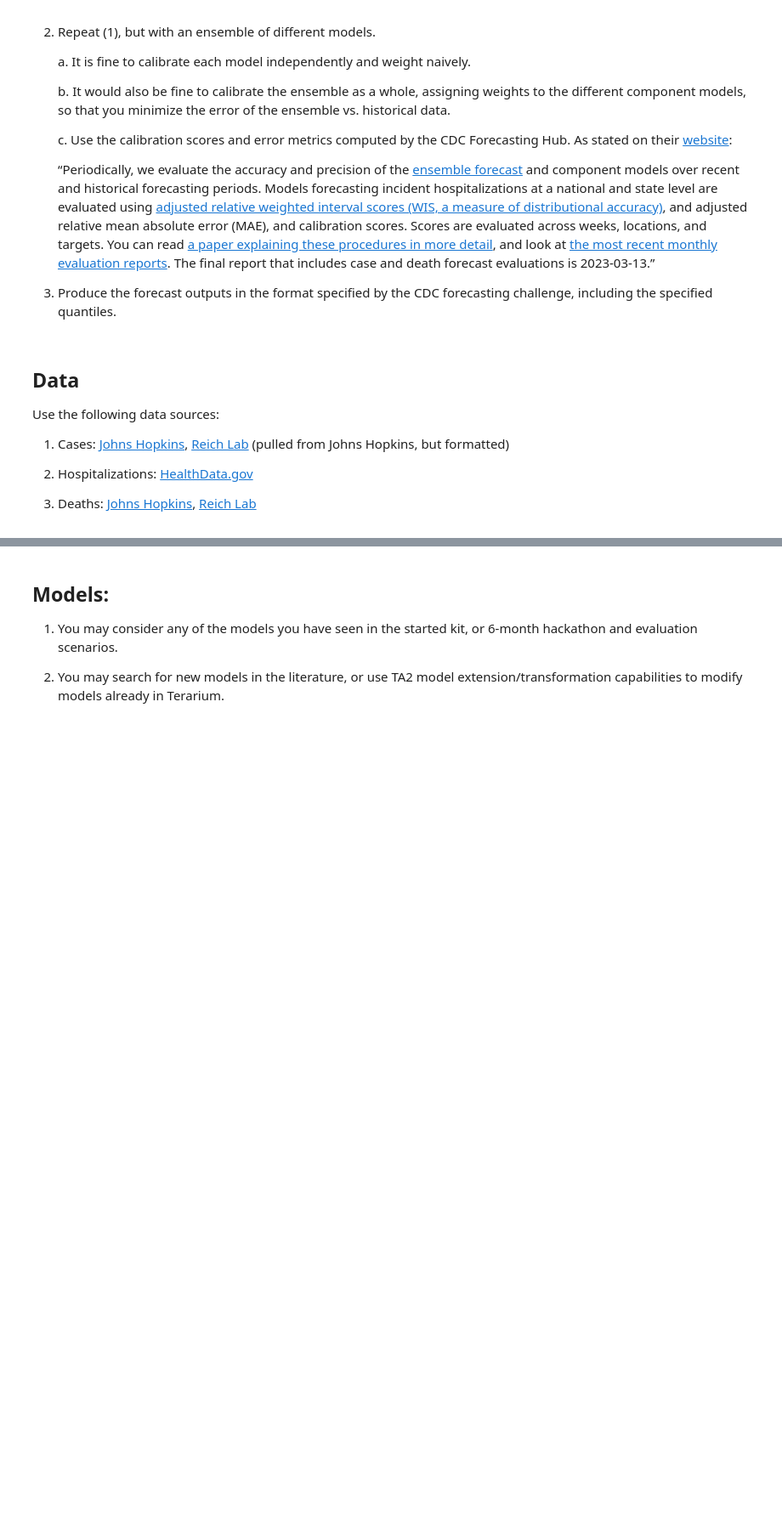
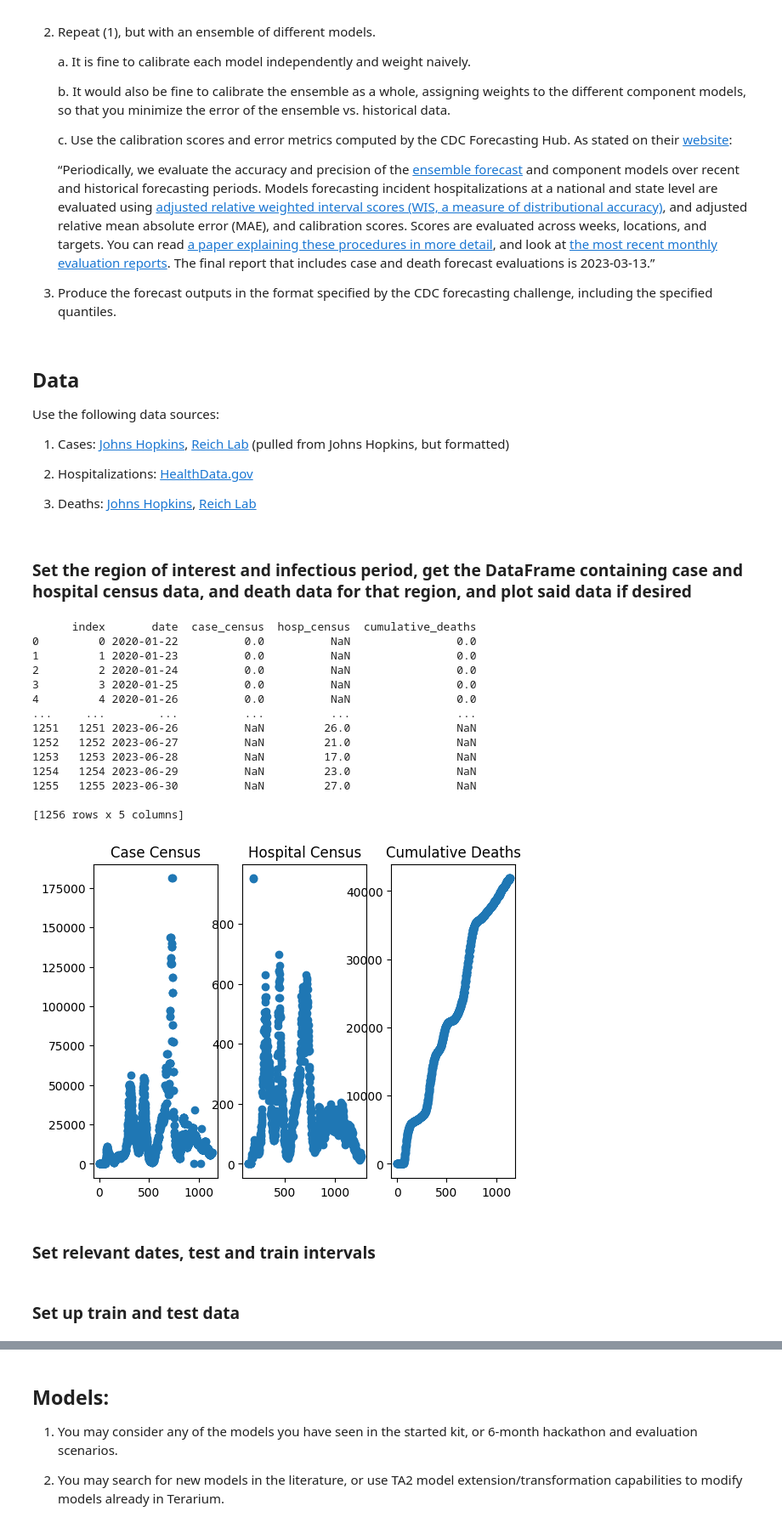
Before and after one commit to liunelson/pyciemss, a Jupyter notebook: notebook/hackathon_prep/ensemble_challenge.ipynb, the cells around one changed output, grey strips where cells are left out. Shown: that part at 85% size. Drawn from its saved outputs; the diff is of its cells as text; code cells hidden in the pictures; blank space fills up the shorter version.

```diff
--- a/notebook/hackathon_prep/ensemble_challenge.ipynb
+++ b/notebook/hackathon_prep/ensemble_challenge.ipynb
@@ -44,24 +43,48 @@ import matplotlib.pyplot as plt
+# %% [markdown]
+### Set the region of interest and infectious period, get the DataFrame containing case and hospital census data, and death data for that region, and plot said data if desired
 # %%
 # Declare the region of interest and infectious period, get the DataFrame for that region
 US_region = "MI" # 2-letter state abbreviation string (or "US")
 infectious_period = 7 # duration of infectious period (in days)
 plot_data = True # plot the data when true
 
-data = get_case_hosp_death_data(US_region = US_region, infectious_period = infectious_period, make_csv=False)
 # Note: source datasets are quite large, so this will take a minute to run
+# data = get_case_hosp_death_data(US_region = US_region, infectious_period = infectious_period, make_csv=False)
+data = data.reset_index()
+print(data)
+
+# FYI: hosp data starts around 07/14/2020 and is NaN before
 
 if plot_data:
     # Plot case census data
     plt.subplot(1, 3, 1)
     plt.plot(data.index, data["case_census"], 'o')
     plt.title("Case Census")
 
     # Plot hosp census data
     plt.subplot(1, 3, 2)
     plt.plot(data.index, data["hosp_census"], 'o')
     plt.title("Hospital Census")
 
     # Plot cumulative deaths
     plt.subplot(1, 3, 3)
     plt.plot(data.index, data["cumulative_deaths"], 'o')
     plt.title("Cumulative Deaths")
+# %% [output]
+      index       date  case_census  hosp_census  cumulative_deaths
+0         0 2020-01-22          0.0          NaN                0.0
+1         1 2020-01-23          0.0          NaN                0.0
+2         2 2020-01-24          0.0          NaN                0.0
+3         3 2020-01-25          0.0          NaN                0.0
+4         4 2020-01-26          0.0          NaN                0.0
+...     ...        ...          ...          ...                ...
+1251   1251 2023-06-26          NaN         26.0                NaN
+1252   1252 2023-06-27          NaN         21.0                NaN
+1253   1253 2023-06-28          NaN         17.0                NaN
+1254   1254 2023-06-29          NaN         23.0                NaN
+1255   1255 2023-06-30          NaN         27.0                NaN
+
+[1256 rows x 5 columns]
+[figure, added]
+# %% [markdown]
+### Set relevant dates, test and train intervals
@@ -67,0 +104,2 @@ if plot_data:
+# %% [markdown]
+### Set up train and test data
```
Also changed, not shown: parts of 17 cells of this notebook, 1 other file.
